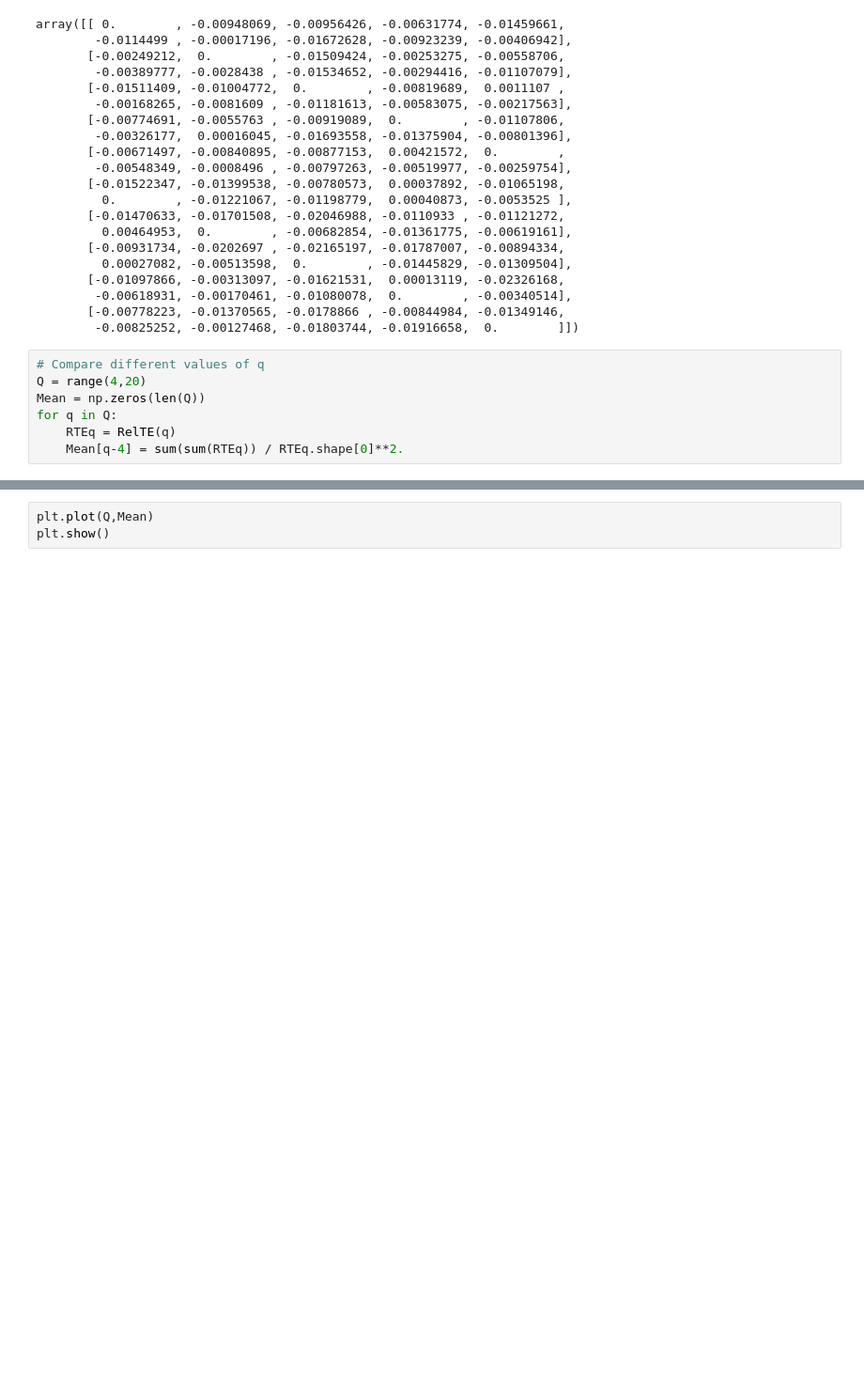
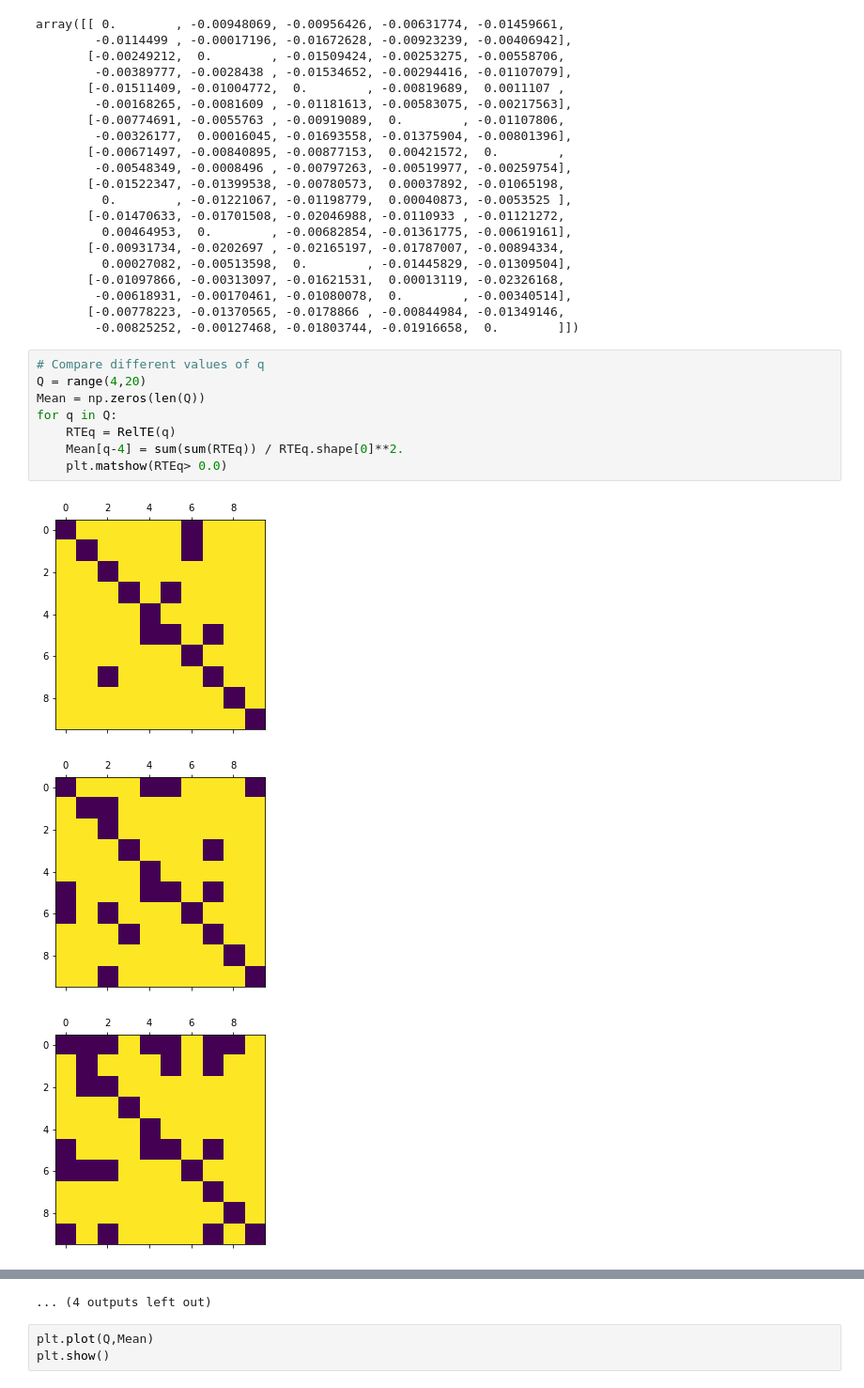
Before and after one commit to TobiasW1891/Finance-Redone, a Jupyter notebook: Causality.ipynb, the cells around one changed output, grey strips where cells are left out. Shown: that part at 94% size. Drawn from its saved outputs; the diff is of its cells as text; blank space fills up the shorter version.

```diff
--- a/Causality.ipynb
+++ b/Causality.ipynb
@@ -204,7 +204,12 @@ array([[ 0.        , -0.00948069, -0.00956426, -0.00631774, -0.01459661,
 # %%
 # Compare different values of q
 Q = range(4,20)
 Mean = np.zeros(len(Q))
 for q in Q:
     RTEq = RelTE(q)
     Mean[q-4] = sum(sum(RTEq)) / RTEq.shape[0]**2.
+    plt.matshow(RTEq> 0.0)
+# %% [output]
+[figure, added]
+[figure, added]
+[figure, added]
@@ -211,3 +225,4 @@ for q in Q:
+... (4 outputs left out)
 # %%
 plt.plot(Q,Mean)
 plt.show()
```
Also changed, not shown: parts of 16 cells of this notebook.
